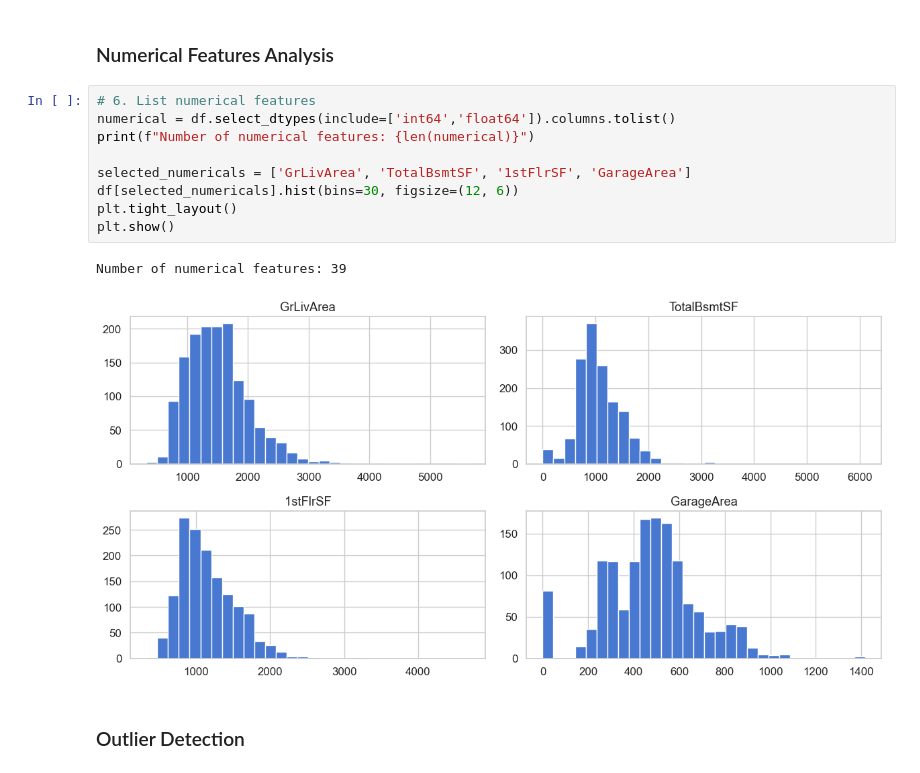
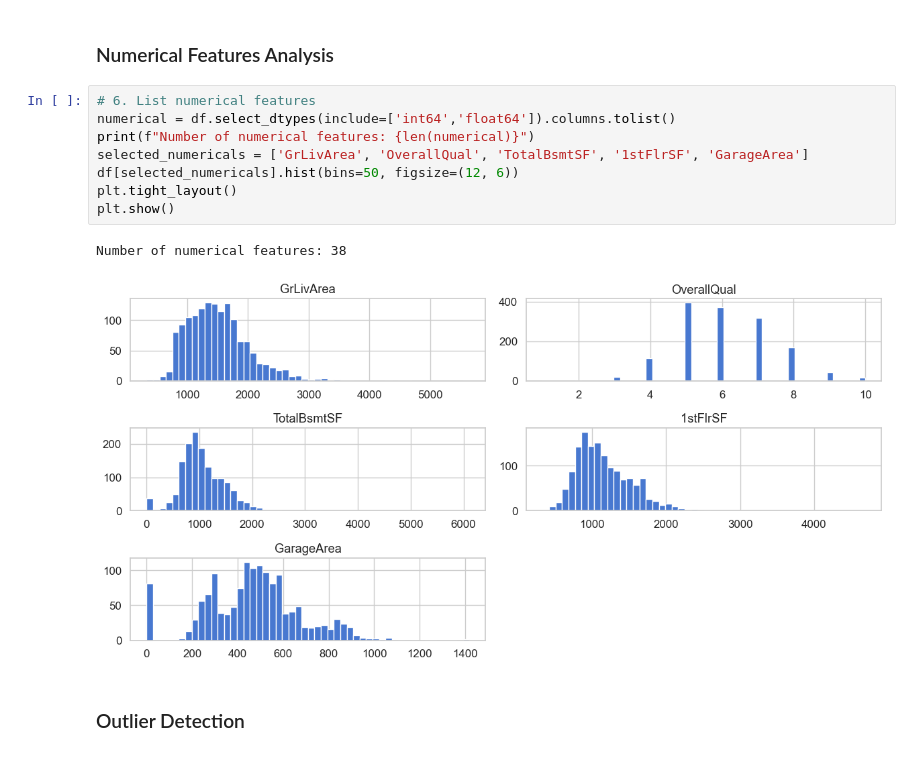
Before and after one commit to rizinkp/DSML_FinalProject, a Jupyter notebook: house-price-prediction/src/notebooks/01_EDA.ipynb, the cells around one changed output. Cells and saved outputs as stored; diff of their text form.

```diff
--- a/house-price-prediction/src/notebooks/01_EDA.ipynb
+++ b/house-price-prediction/src/notebooks/01_EDA.ipynb
@@ -122,15 +155,14 @@ Name: SalePrice, dtype: float64
 # %%
 # 6. List numerical features
 numerical = df.select_dtypes(include=['int64','float64']).columns.tolist()
 print(f"Number of numerical features: {len(numerical)}")
-
-selected_numericals = ['GrLivArea', 'TotalBsmtSF', '1stFlrSF', 'GarageArea']
-df[selected_numericals].hist(bins=30, figsize=(12, 6))
+selected_numericals = ['GrLivArea', 'OverallQual', 'TotalBsmtSF', '1stFlrSF', 'GarageArea']
+df[selected_numericals].hist(bins=50, figsize=(12, 6))
 plt.tight_layout()
 plt.show()
 # %% [output]
-Number of numerical features: 39
+Number of numerical features: 38
-[figure, old version]
+[figure, new version]
 # %% [markdown]
 ### Outlier Detection
 # %%
```
Also changed, not shown: parts of 4 cells of this notebook, 1 other file.
